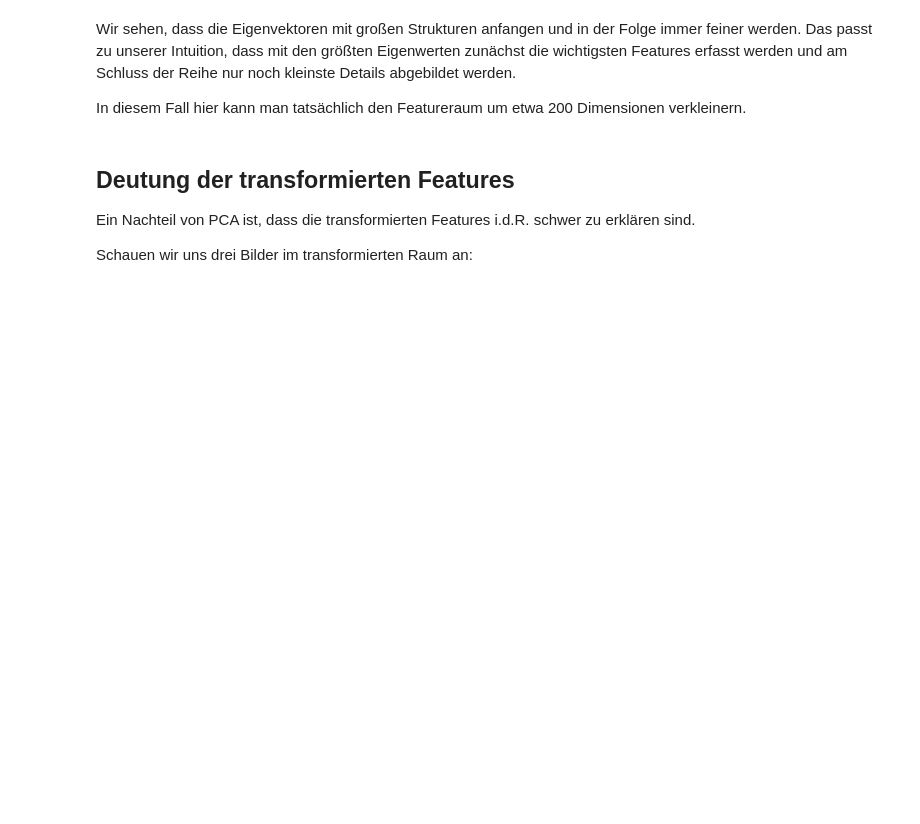
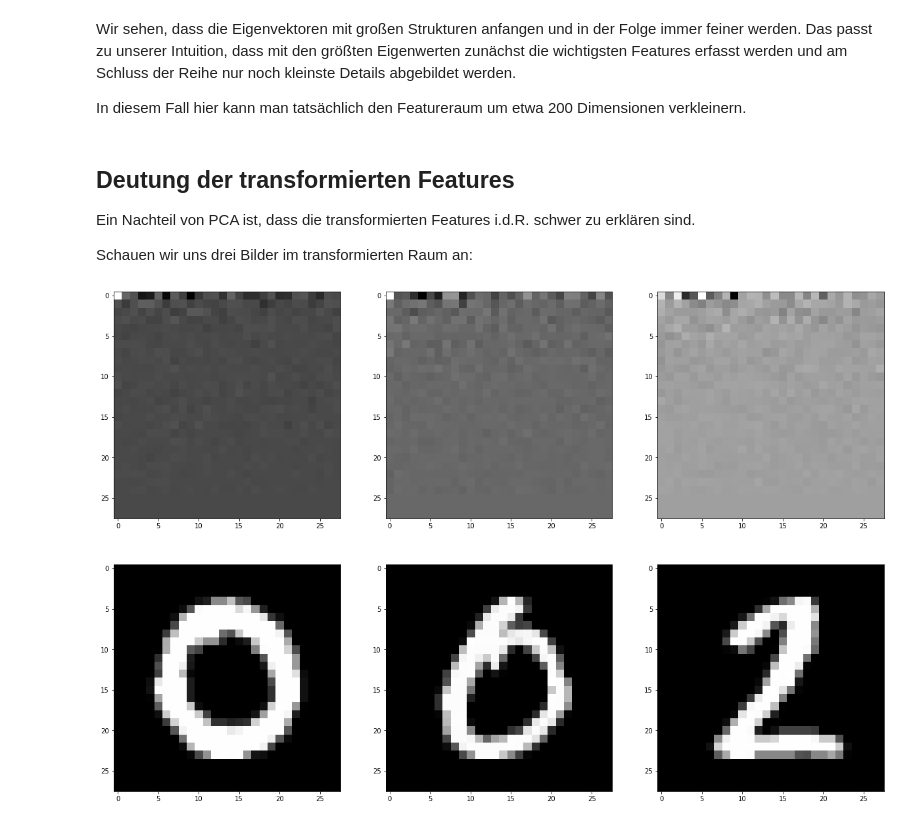
Before and after one commit to h9h/dhbw20-ml, a Jupyter notebook: pca.ipynb, the cells around one changed output. Saved outputs shown, nothing was run; the diff lists cells and outputs as text; code cells hidden in the pictures; blank space fills up the shorter version.

```diff
--- a/pca.ipynb
+++ b/pca.ipynb
@@ -130,8 +147,11 @@ Ein Nachteil von PCA ist, dass die transformierten Features i.d.R. schwer zu erk
 
 Schauen wir uns drei Bilder im transformierten Raum an:
 # %%
-fig, axs = plt.subplots(1,3, figsize=(21,7))
+fig, (axst, axsr) = plt.subplots(2,3, figsize=(21,14))
 for idx, i in enumerate([1,200,40000]):
-    image = [np.asarray(train.iloc[i])]
-    transformed = pca.transform(image)
-    axs[idx].imshow(transformed.reshape(28,28), cmap='gray');
+    image = np.asarray(train.iloc[i])
+    transformed = pca.transform([image])
+    axst[idx].imshow(transformed.reshape(28,28), cmap='gray');
+    axsr[idx].imshow(image.reshape(28,28), cmap='gray');
+# %% [output]
+[figure, added]
```
Also changed, not shown: parts of 7 cells of this notebook, 6 other files.
